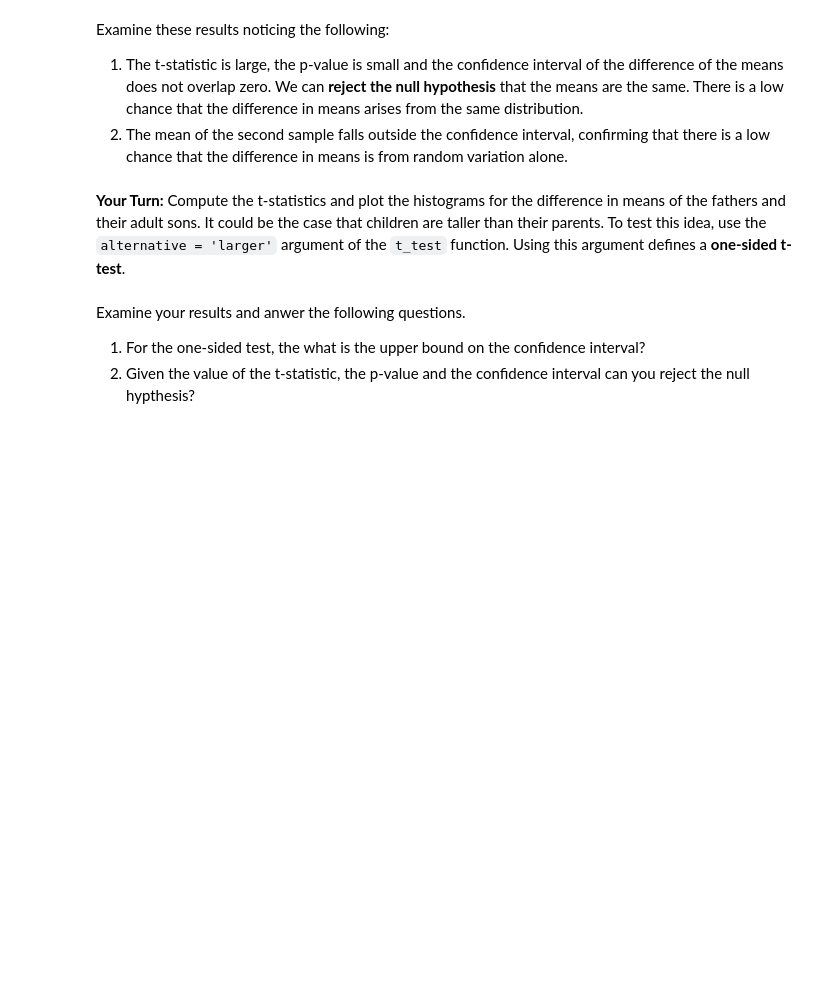
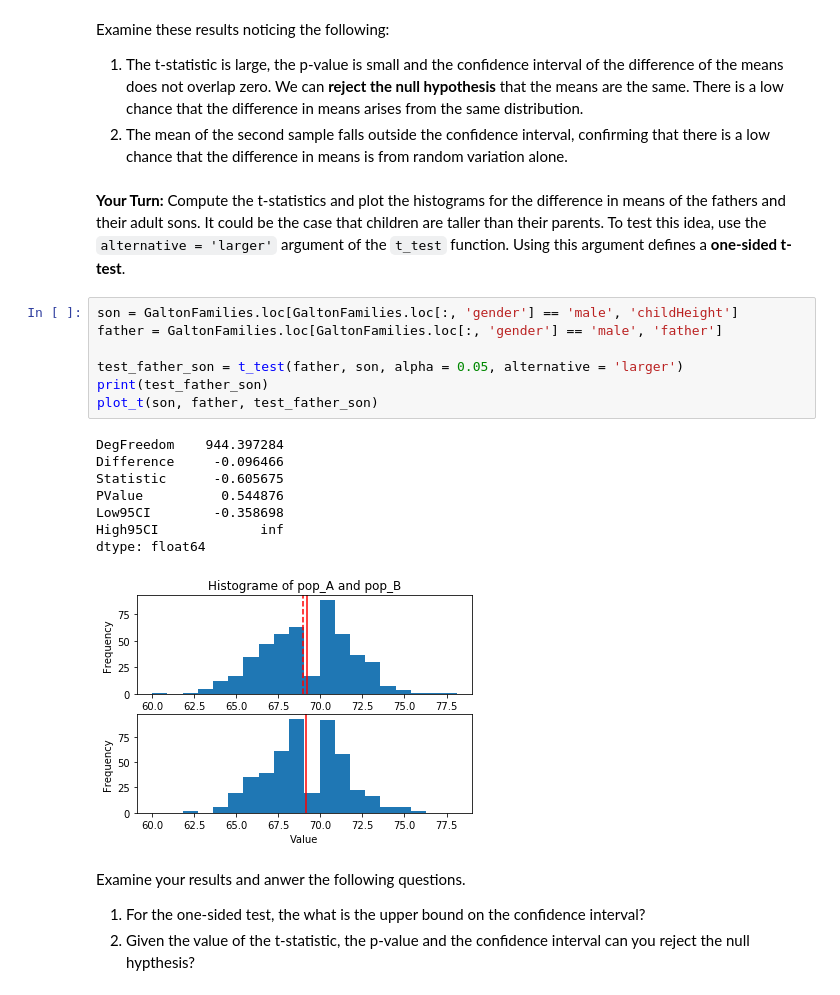
Before and after one commit to StephenElston/DataScience410, a Jupyter notebook: Lecture4/HypothesisTesting_TestsOnMeans.ipynb, the cells around one changed output. Drawn from its saved outputs; the diff is of its cells as text; blank space fills up the shorter version.

```diff
--- a/Lecture4/HypothesisTesting_TestsOnMeans.ipynb
+++ b/Lecture4/HypothesisTesting_TestsOnMeans.ipynb
@@ -452,6 +452,22 @@ Examine these results noticing the following:
 2. The mean of the second sample falls outside the confidence interval, confirming that there is a low chance that the difference in means is from random variation alone.
 # %% [markdown]
 **Your Turn:** Compute the t-statistics and plot the histograms for the difference in means of the fathers and their adult sons. It could be the case that children are taller than their parents. To test this idea, use the `alternative = 'larger'` argument of the `t_test` function. Using this argument defines a **one-sided t-test**.
+# %%
+son = GaltonFamilies.loc[GaltonFamilies.loc[:, 'gender'] == 'male', 'childHeight']
+father = GaltonFamilies.loc[GaltonFamilies.loc[:, 'gender'] == 'male', 'father']
+
+test_father_son = t_test(father, son, alpha = 0.05, alternative = 'larger')
+print(test_father_son)
+plot_t(son, father, test_father_son)
+# %% [output]
+DegFreedom    944.397284
+Difference     -0.096466
+Statistic      -0.605675
+PValue          0.544876
+Low95CI        -0.358698
+High95CI             inf
+dtype: float64
+[figure, added]
 # %% [markdown]
 Examine your results and anwer the following questions.
 1. For the one-sided test, the what is the upper bound on the confidence interval?
```
